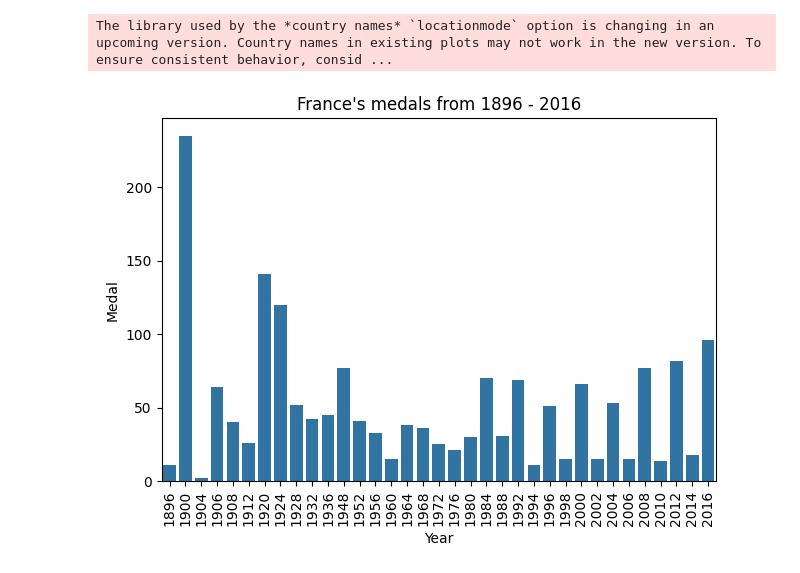
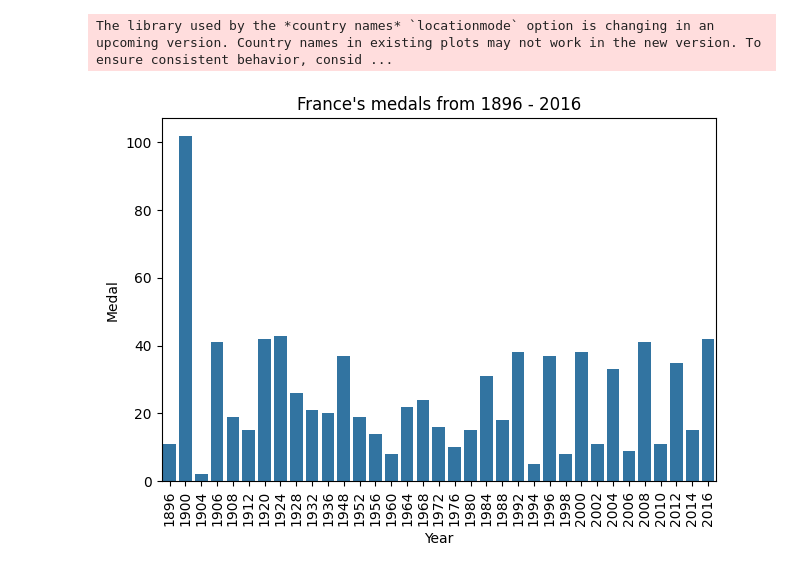
Before and after one commit to Gremlet/databehandling-grupp-9-projekt, a Jupyter notebook: uppgift-0.ipynb, the cells around one changed output. Drawn from its saved outputs; the diff is of its cells as text; code cells hidden in the pictures.

Commit message:
fix duplication of medal counts for team events

```diff
--- a/uppgift-0.ipynb
+++ b/uppgift-0.ipynb
@@ -85,7 +85,12 @@ import seaborn as sns
 
 medals_only = olympics.dropna(subset=["Medal"])
 
-medals_by_type = (medals_only.groupby(["NOC", "Medal"])).size().unstack(fill_value=0)
+team_medals = (
+    medals_only
+    .drop_duplicates(subset=["Year", "Event", "NOC", "Medal"])
+)
+
+medals_by_type = (team_medals.groupby(["NOC", "Medal"])).size().unstack(fill_value=0)
 medals_by_type["Total"] = medals_by_type.sum(axis=1)
 
 top_10_medals = medals_by_type.sort_values("Total", ascending=False).head(10)
@@ -103,5 +108,5 @@ sns.barplot(
     y="Count",
     hue="Medal",
     palette={"Gold": "#FFD700", "Silver": "#C0C0C0", "Bronze": "#CD7F32"},
-).set(title="Top 10 Medal counts by medal type")
+).set(title="Top 10 Medal counts (total) by medal type")
 # %% [output]
@@ -155,14 +160,17 @@ The library used by the *country names* `locationmode` option is changing in an
 # %%
 import matplotlib.pyplot as plt
 
-france_medals = olympics[olympics["NOC"] == "FRA"].groupby("Year")["Medal"].count()
-
+france_medals = (
+    team_medals[team_medals["NOC"] == "FRA"]
+    .groupby("Year")["Medal"]
+    .size()
+)
 france_medals = pd.DataFrame(france_medals)
 
 sns.barplot(france_medals, x="Year", y="Medal").set(
     title="France's medals from 1896 - 2016"
 )
 plt.xticks(rotation=90)
 plt.tight_layout()
 # %% [output]
-[figure, old version]
+[figure, new version]
```
Also changed, not shown: parts of 3 cells of this notebook.
